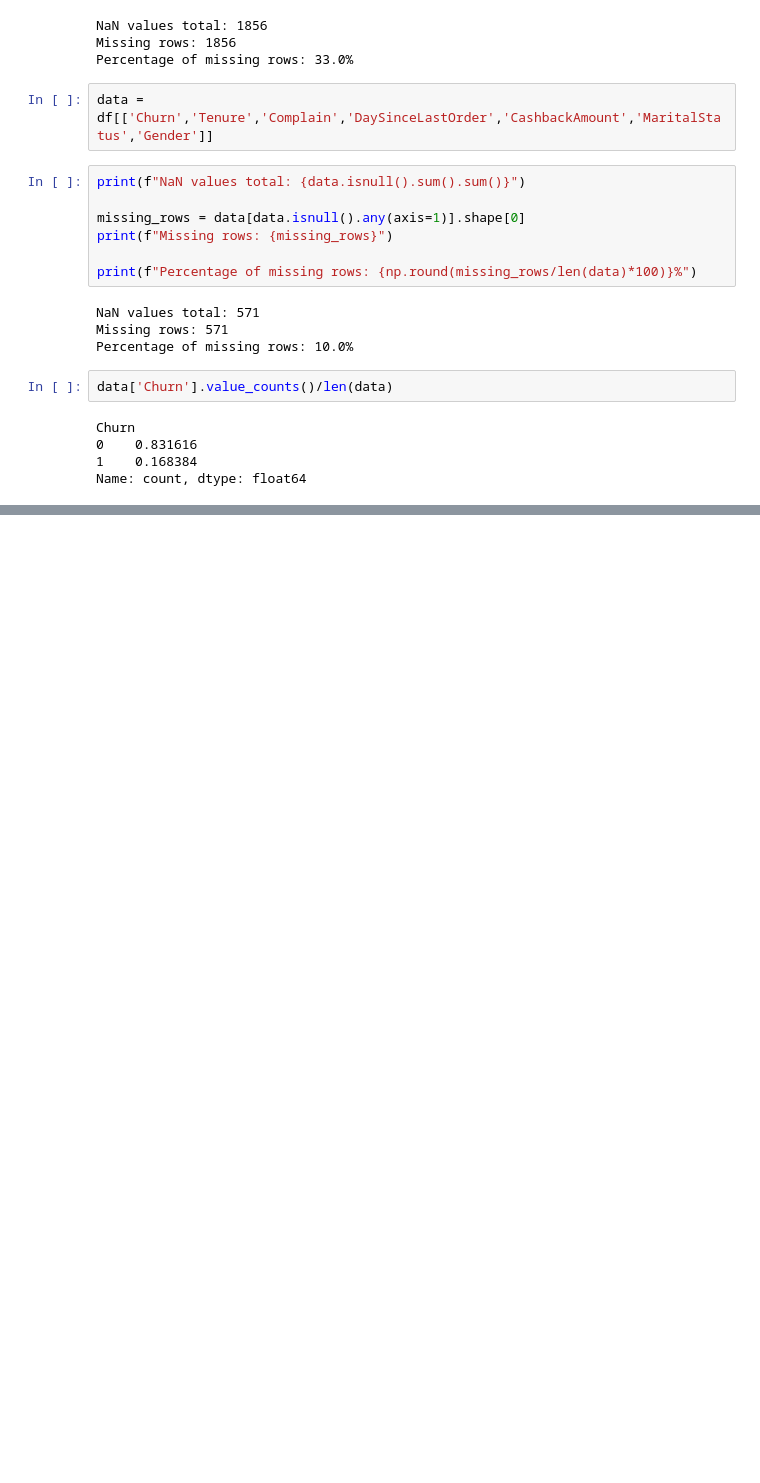
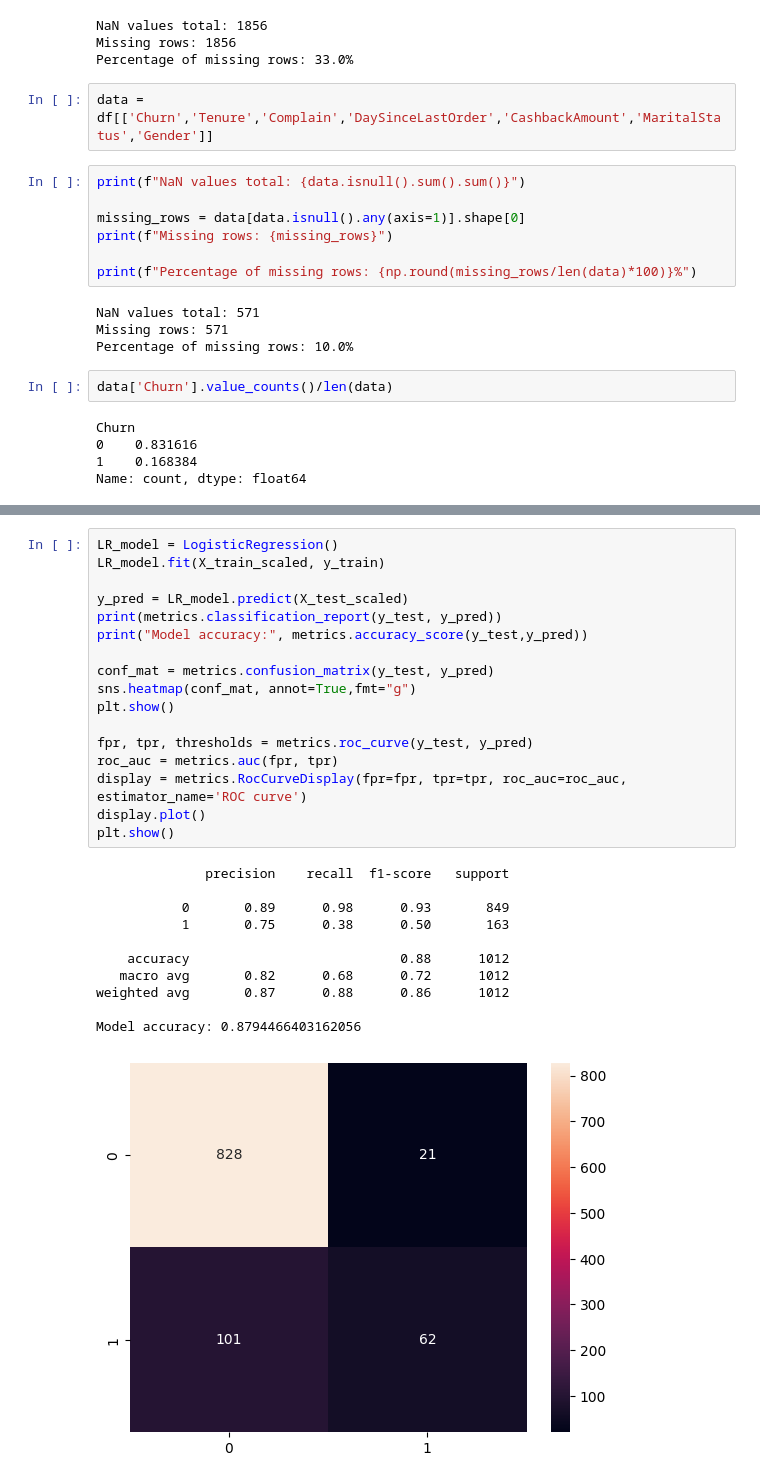
Before and after one commit to muzaffar-murodovich/data-science-and-ai, a Jupyter notebook: data-science/practice/customer-churn/customer-churn.ipynb, the cells around one changed output, grey strips where cells are left out. Saved outputs shown, nothing was run; the diff lists cells and outputs as text; blank space fills up the shorter version.

Commit message:
regression, classification

```diff
--- a/data-science/practice/customer-churn/customer-churn.ipynb
+++ b/data-science/practice/customer-churn/customer-churn.ipynb
@@ -193,0 +217,29 @@ encoded.head()
+# %%
+LR_model = LogisticRegression()
+LR_model.fit(X_train_scaled, y_train)
+
+y_pred = LR_model.predict(X_test_scaled)
+print(metrics.classification_report(y_test, y_pred))
+print("Model accuracy:", metrics.accuracy_score(y_test,y_pred))
+
+conf_mat = metrics.confusion_matrix(y_test, y_pred)
+sns.heatmap(conf_mat, annot=True,fmt="g")
+plt.show()
+
+fpr, tpr, thresholds = metrics.roc_curve(y_test, y_pred)
+roc_auc = metrics.auc(fpr, tpr)
+display = metrics.RocCurveDisplay(fpr=fpr, tpr=tpr, roc_auc=roc_auc, estimator_name='ROC curve')
+display.plot()
+plt.show()
+# %% [output]
+              precision    recall  f1-score   support
+
+           0       0.89      0.98      0.93       849
+           1       0.75      0.38      0.50       163
+
+    accuracy                           0.88      1012
+   macro avg       0.82      0.68      0.72      1012
+weighted avg       0.87      0.88      0.86      1012
+
+Model accuracy: 0.8794466403162056
+[figure, added]
```
Also changed, not shown: parts of 14 cells of this notebook.
